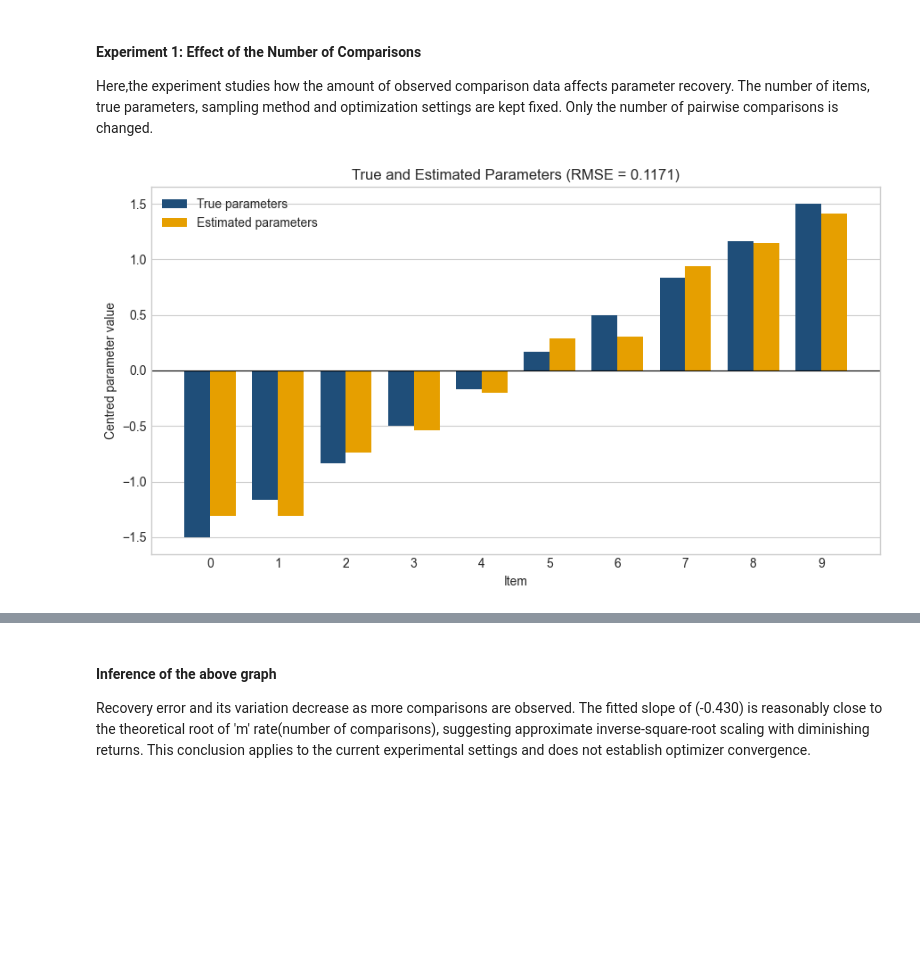
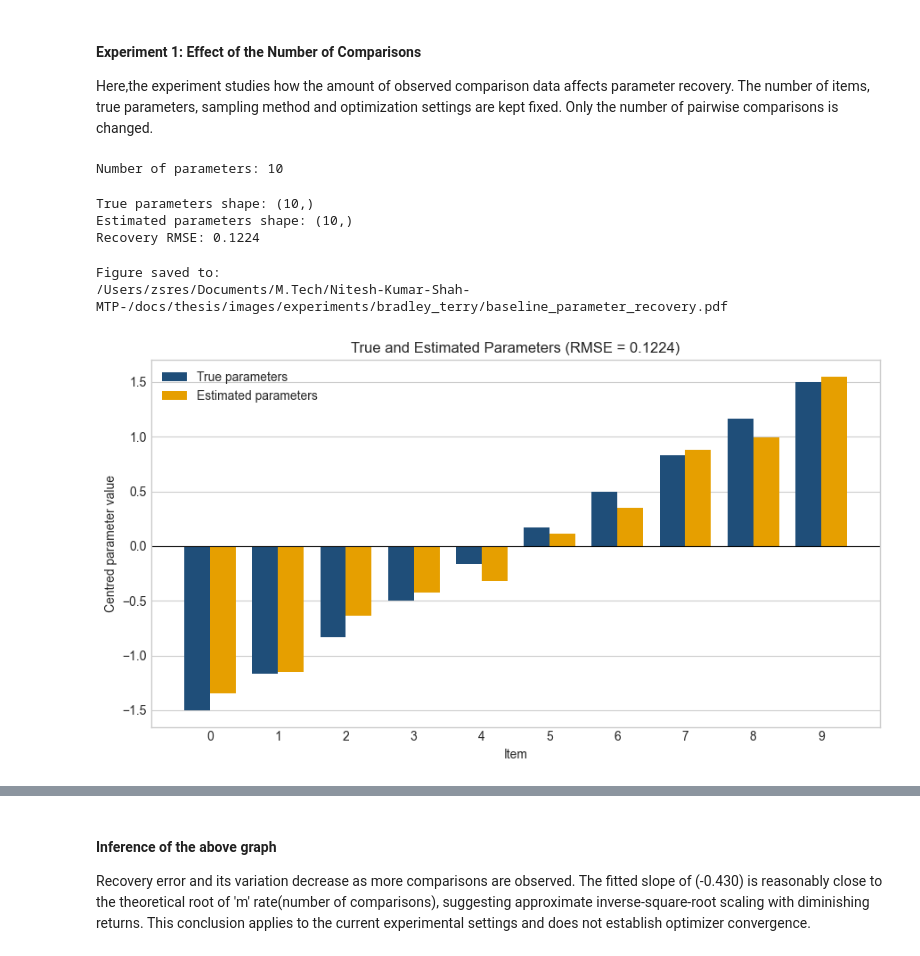
Before and after one commit to rbhdsks/Learning-from-Comparison-Data-Master-Thesis-Project-, a Jupyter notebook: notebooks/experiments/Bradley_Terry_Model/01_BradleyTerry_recovery.ipynb, the cells around one changed output, grey strips where cells are left out. Drawn from its saved outputs; the diff is of its cells as text; code cells hidden in the pictures; blank space fills up the shorter version.

Commit message:
experiments: refine Bradley-Terry recovery and MLE diagnostics

```diff
--- a/notebooks/experiments/Bradley_Terry_Model/01_BradleyTerry_recovery.ipynb
+++ b/notebooks/experiments/Bradley_Terry_Model/01_BradleyTerry_recovery.ipynb
@@ -200,6 +231,65 @@ Parameter-recovery RMSE: 0.1171
 #### Experiment 1: Effect of the Number of Comparisons
 Here,the experiment studies how the amount of observed comparison data affects parameter recovery.
 The number of items, true parameters, sampling method and optimization settings are kept fixed. Only the number of pairwise comparisons is changed.
+# %%
+# Reset the fixed parameters used in Experiment 1.
+
+number_of_items = 10
+
+true_parameters = center_parameters(
+    np.linspace(
+        -1.5,
+        1.5,
+        number_of_items,
+    )
+)
+
+print("Number of parameters:", len(true_parameters))
+# %% [output]
+Number of parameters: 10
+# %%
+# Recompute the complete baseline experiment with 10 items.
+
+number_of_items = 10
+number_of_comparisons = 1000
+
+true_parameters = center_parameters(
+    np.linspace(
+        -1.5,
+        1.5,
+        number_of_items,
+    )
+)
+
+rng = np.random.default_rng(SEED)
+
+comparisons = generate_uniform_comparison_data(
+    true_parameters,
+    number_of_comparisons,
+    rng,
+)
+
+estimated_parameters, nll_history = (
+    estimate_parameters_with_gradient_descent(
+        number_of_items=number_of_items,
+        comparisons=comparisons,
+        learning_rate=0.1,
+        maximum_iterations=1000,
+    )
+)
+
+recovery_error = parameter_recovery_error(
+    true_parameters,
+    estimated_parameters,
+)
+
+print("True parameters shape:", true_parameters.shape)
+print("Estimated parameters shape:", estimated_parameters.shape)
+print(f"Recovery RMSE: {recovery_error:.4f}")
+# %% [output]
+True parameters shape: (10,)
+Estimated parameters shape: (10,)
+Recovery RMSE: 0.1224
 # %%
 # Plot the true and estimated parameters for each item.
 item_indices=np.arange(number_of_items)
@@ -214,31 +304,47 @@ ax.bar(
     true_parameters,
     width=bar_width,
     label="True parameters",
     color="#1F4E79"
 )
 
 ax.bar(
     item_indices+bar_width/2,
     estimated_parameters,
     width=bar_width,
     label="Estimated parameters",
     color="#E69F00"
 )
 
 ax.axhline(
     0,
     color="black",
     linewidth=0.8
 )
 ax.set_xlabel("Item")
 ax.set_ylabel("Centred parameter value")
 ax.set_title(
     f"True and Estimated Parameters (RMSE = {recovery_error:.4f})"
 )
 ax.set_xticks(item_indices)
 ax.legend()
 ax.grid(axis="x",visible=False)
 plt.tight_layout()
+
+baseline_figure_path = (
+    figure_directory
+    / "baseline_parameter_recovery.pdf"
+)
+
+fig.savefig(
+    baseline_figure_path,
+    bbox_inches="tight",
+)
+
+print("Figure saved to:")
+print(baseline_figure_path)
+
 plt.show()
 # %% [output]
+Figure saved to:
+/Users/zsres/Documents/M.Tech/Nitesh-Kumar-Shah-MTP-/docs/thesis/images/experiments/bradley_terry/baseline_parameter_recovery.pdf
-[figure, old version]
+[figure, new version]
```
Also changed, not shown: parts of 18 cells of this notebook.
